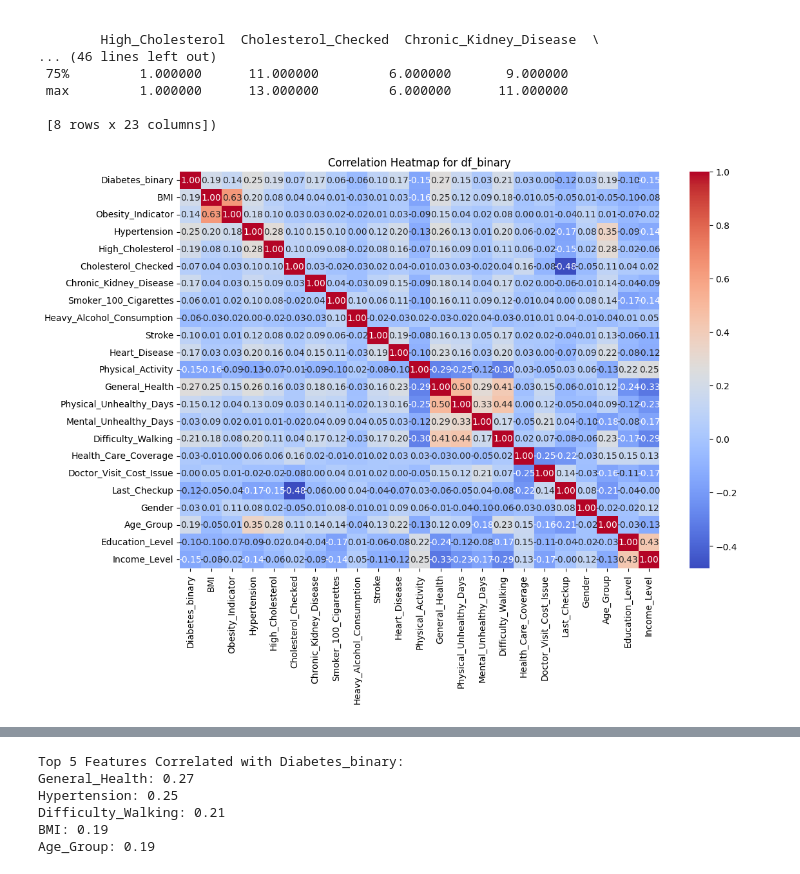
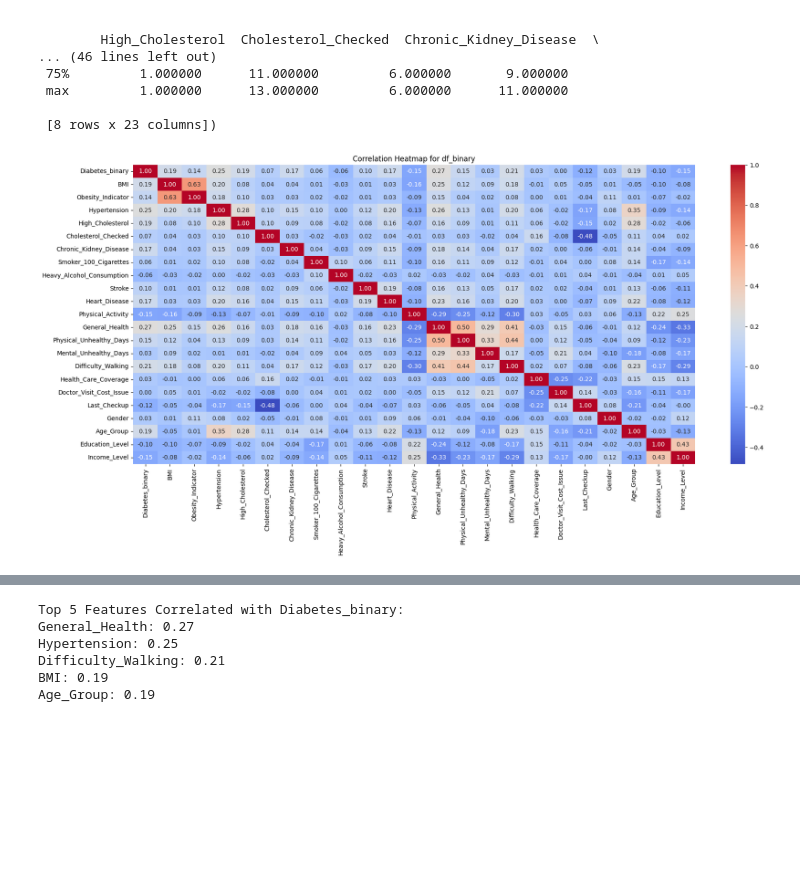
Before and after one commit to troytoy/Project_DA01, a Jupyter notebook: DA01_Project.ipynb, the cells around one changed output, grey strips where cells are left out. Saved outputs shown, nothing was run; the diff lists cells and outputs as text; code cells hidden in the pictures; blank space fills up the shorter version.

```diff
--- a/DA01_Project.ipynb
+++ b/DA01_Project.ipynb
@@ -688,12 +688,12 @@ memory usage: 45.6 MB
 # %%
 # Correlation heatmap for df_binary
 numeric_df_binary = df_binary.select_dtypes(include=[np.number])
-plt.figure(figsize=(12, 8))
+plt.figure(figsize=(21, 9))
 sns.heatmap(numeric_df_binary.corr(), annot=True, cmap='coolwarm', fmt='.2f')
 plt.title('Correlation Heatmap for df_binary')
 plt.show()
 # %% [output]
-[figure, old version]
+[figure, new version]
 # %%
 target_correlations = numeric_df_binary.corr()['Diabetes_binary'].sort_values(ascending=False)
 print("Correlations with diabetes_binary:")
```
Also changed, not shown: parts of 3 cells of this notebook, 10 other files.
